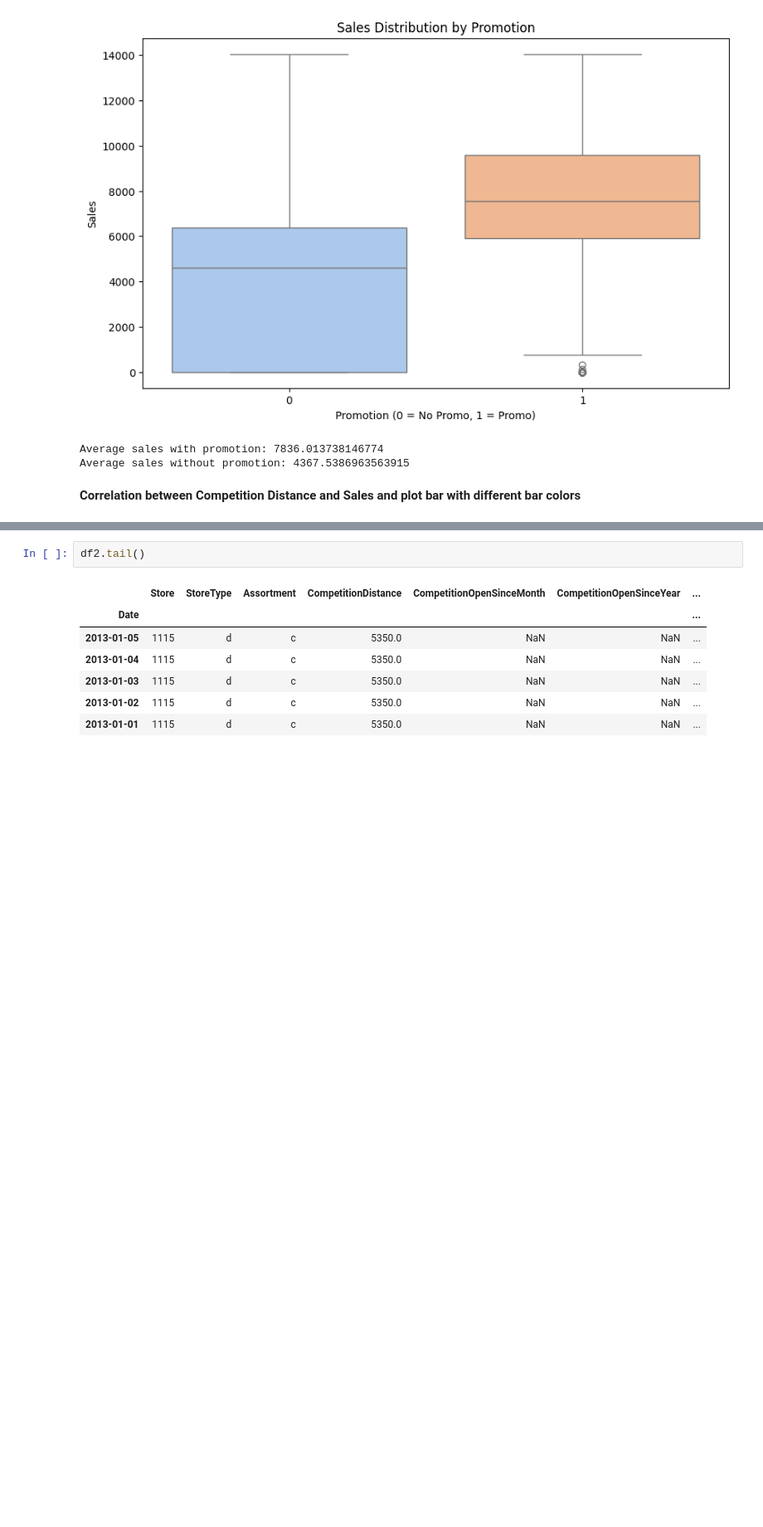
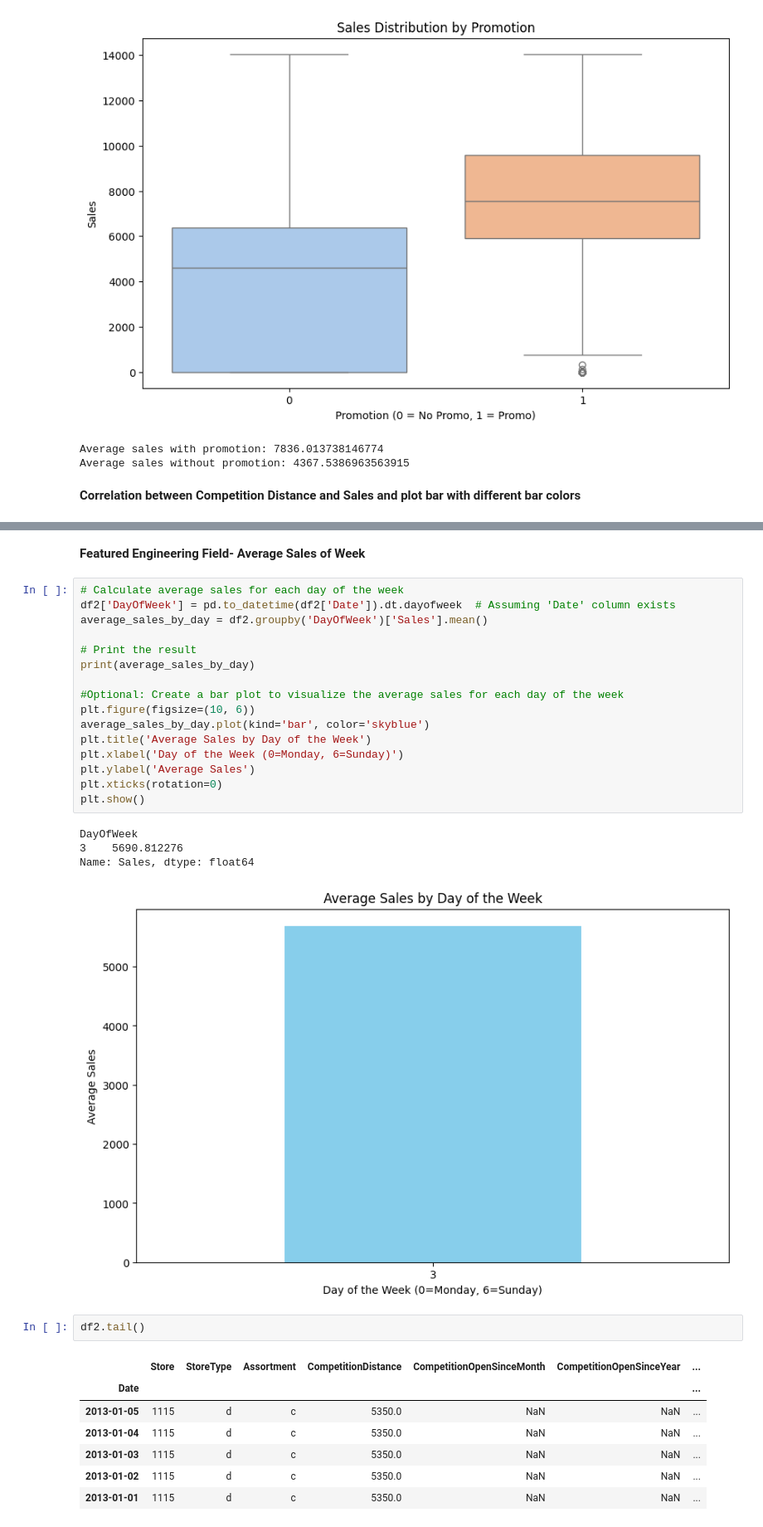
Before and after one commit to Deb052024/DeepLearning-PharmaIndustry, a Jupyter notebook: Pharma_IndustrySales_Forecasting_new.ipynb, the cells around one changed output, grey strips where cells are left out. Shown at 83% size. Cells and saved outputs as stored; diff of their text form; blank space fills up the shorter version.

```diff
--- a/Pharma_IndustrySales_Forecasting_new.ipynb
+++ b/Pharma_IndustrySales_Forecasting_new.ipynb
@@ -545,6 +588,29 @@ CompetitionDistance_binned
 (14546.0, 16160.0]    5679.213774
 Name: Sales, dtype: float64
 [figure]
+# %% [markdown]
+**Featured Engineering Field- Average Sales of Week**
+# %%
+# Calculate average sales for each day of the week
+df2['DayOfWeek'] = pd.to_datetime(df2['Date']).dt.dayofweek  # Assuming 'Date' column exists
+average_sales_by_day = df2.groupby('DayOfWeek')['Sales'].mean()
+
+# Print the result
+print(average_sales_by_day)
+
+#Optional: Create a bar plot to visualize the average sales for each day of the week
+plt.figure(figsize=(10, 6))
+average_sales_by_day.plot(kind='bar', color='skyblue')
+plt.title('Average Sales by Day of the Week')
+plt.xlabel('Day of the Week (0=Monday, 6=Sunday)')
+plt.ylabel('Average Sales')
+plt.xticks(rotation=0)
+plt.show()
+# %% [output]
+DayOfWeek
+3    5690.812276
+Name: Sales, dtype: float64
+[figure, added]
 # %%
 df2.tail()
 # %% [output]
```
Also changed, not shown: parts of 101 cells of this notebook.
